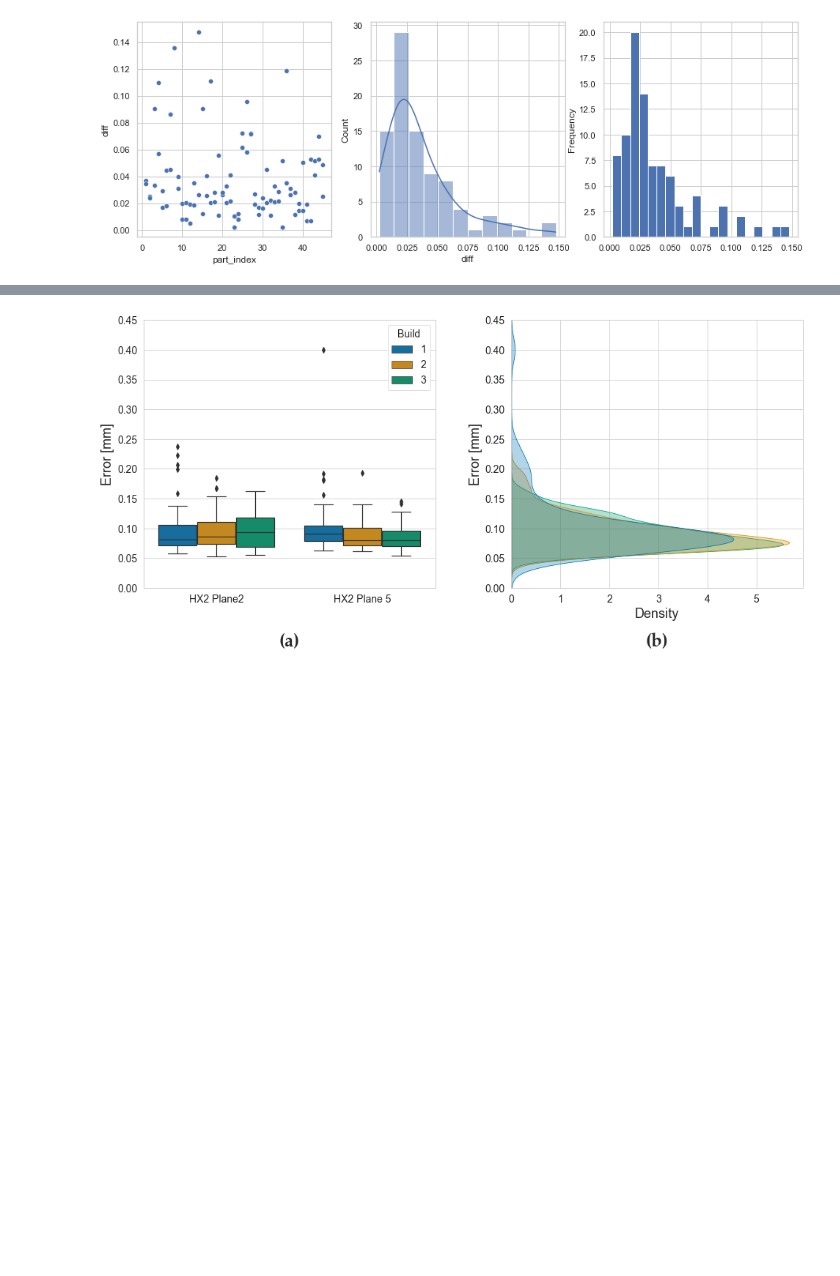
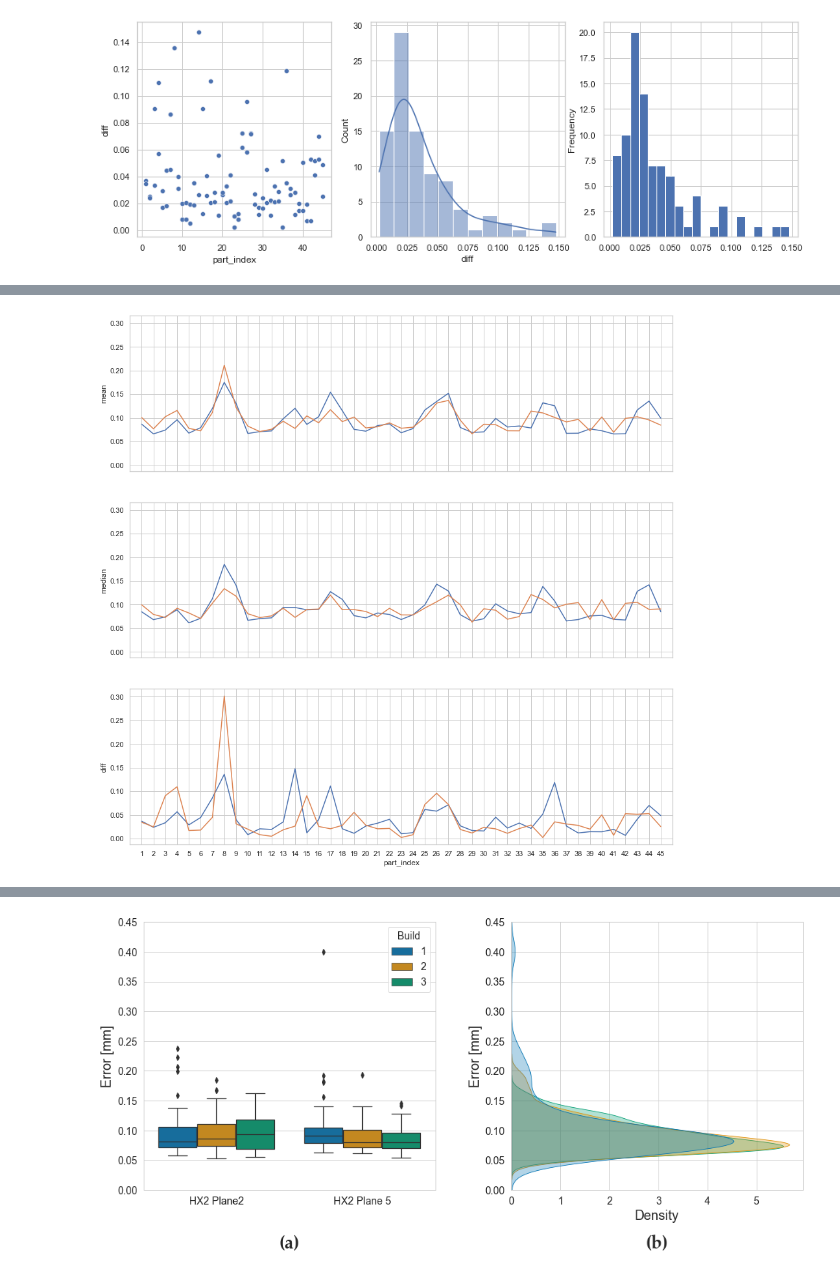
Before and after one commit to TheThorb/Leirmo_Exp1_Publication1, a Jupyter notebook: Compare_builds.ipynb, the cells around one changed output, grey strips where cells are left out. Saved outputs shown, nothing was run; the diff lists cells and outputs as text; code cells hidden in the pictures; blank space fills up the shorter version.

Commit message:
Clean and comment
Clean code, delete junk and comment code. Ready for merge into master.

```diff
--- a/Compare_builds.ipynb
+++ b/Compare_builds.ipynb
@@ -644,0 +523,28 @@ df.head()
+# %%
+"""
+Compare HX planes 2 and 5 with regards to mean, median and difference between min and max for the three builds
+
+"""
+
+# Initiate figure with two subplots
+fig, axs = plt.subplots(nrows=3, ncols=1, figsize=(15, 15), sharex=True, sharey=True)
+
+# Extract planes 2 and 5 into separate dataframes
+data1 = df_b[df_b['char'] == 'HX2_Plane2']
+data2 = df_b[df_b['char'] == 'HX2_Plane5']
+
+# Make three lineplots comparing planes 2 and 5 with regards to mean, median and difference between the three builds
+for i in range(3):
+    sns.lineplot(x=data1.index, y=data1.iloc[:,11+i], ax=axs[i])
+    sns.lineplot(x=data2.index, y=data2.iloc[:,11+i], ax=axs[i])
+
+
+# Set ticks and range for both plots
+for ax in axs:
+    ax.set_xticks(np.linspace(1, 45, 45))
+    ax.set_xlim(0, 46)
+
+# Display plots
+plt.show()
+# %% [output]
+[figure, added]
```
Also changed, not shown: parts of 37 cells of this notebook.
